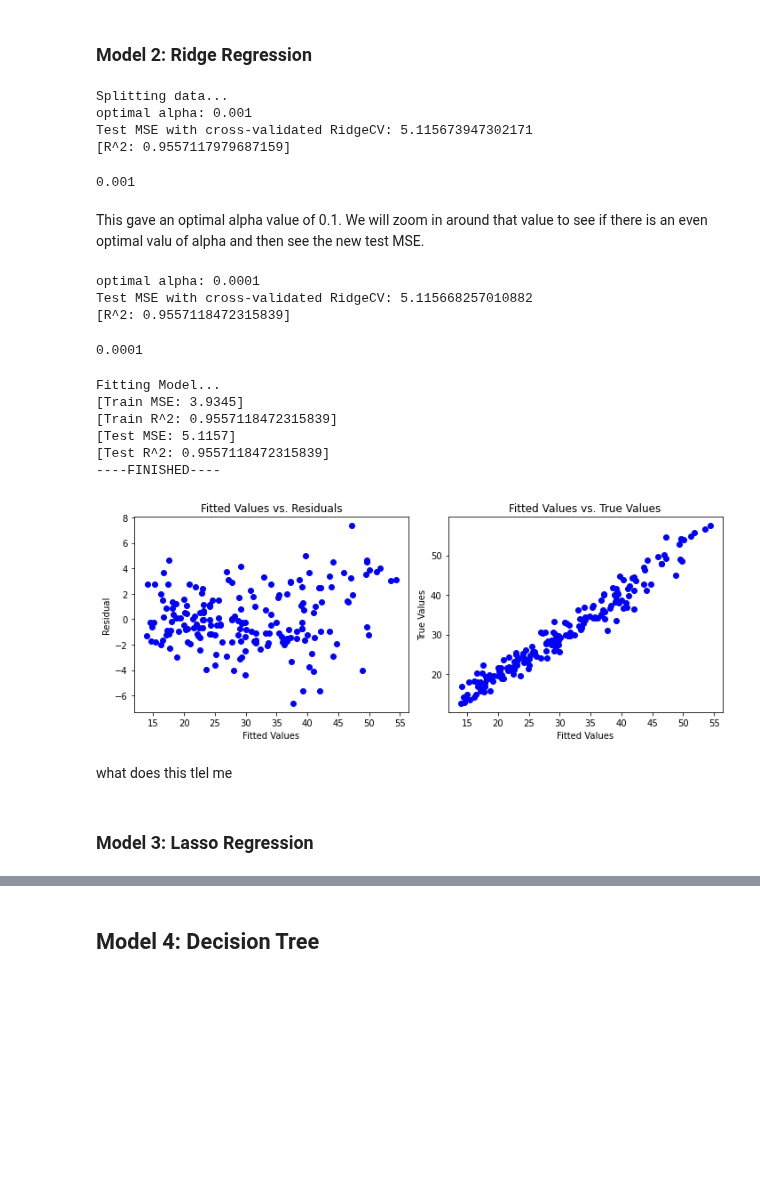
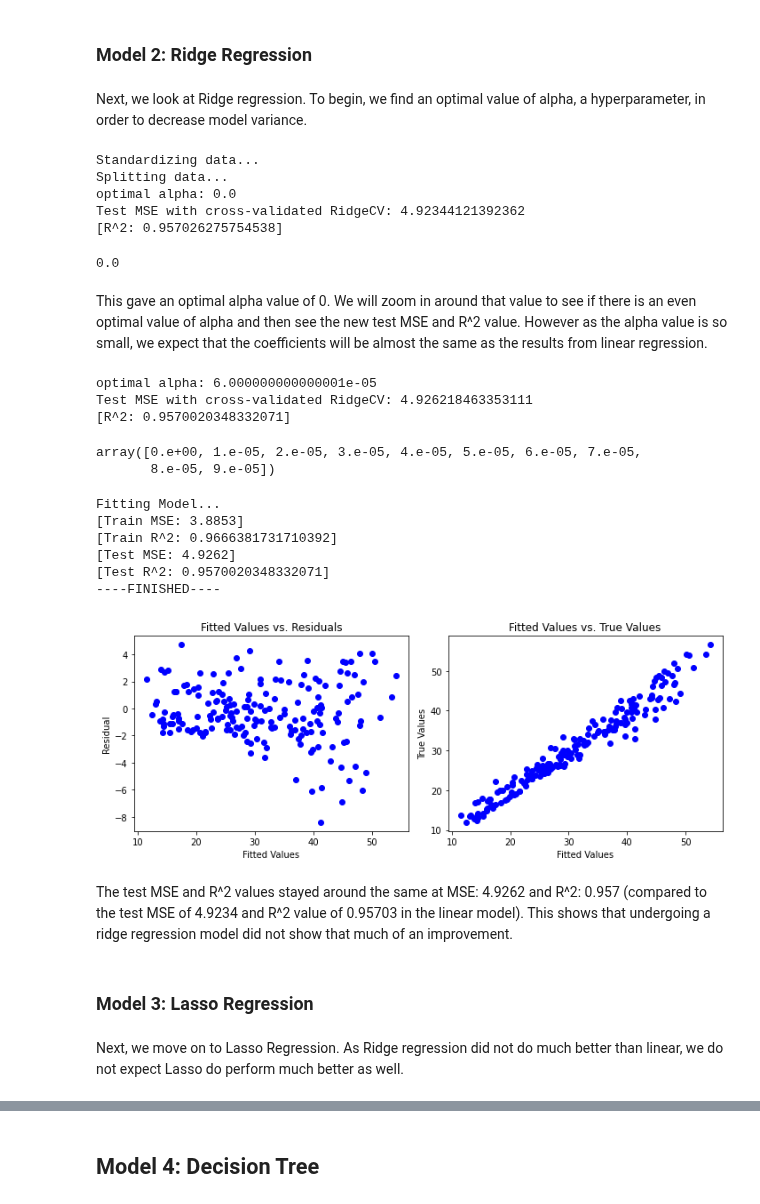
Before and after one commit to vincent-lao/carbon-footprint, a Jupyter notebook: code/model/household-carbon-footprint-models.ipynb, the cells around one changed output, grey strips where cells are left out. Cells and saved outputs as stored; diff of their text form; code cells hidden in the pictures; blank space fills up the shorter version.

Commit message:
finished up modelling on API (still need conclusion)

```diff
--- a/code/model/household-carbon-footprint-models.ipynb
+++ b/code/model/household-carbon-footprint-models.ipynb
@@ -31,7 +27,7 @@ train_size = 0.8
 # %%
 df1 = pd.read_csv('../../data/new-cleaned-household-data.csv')
 df1['airflights'] = df1['input_footprint_transportation_airshort']+df1['input_footprint_transportation_airmedium']+df1['input_footprint_transportation_airlong']
-df = df1[['input_income', 'input_footprint_transportation_num_vehicles', 'input_footprint_transportation_mpg1', 'input_footprint_transportation_miles1', 'input_footprint_transportation_fuel1', 'airflights', 'input_footprint_housing_electricity_dollars', 'input_footprint_housing_squarefeet', 'input_footprint_shopping_goods_clothing', 'result_grand_total']]
+df = df1[['input_income', 'input_footprint_transportation_num_vehicles','input_footprint_transportation_miles1', 'airflights', 'input_footprint_housing_electricity_dollars', 'input_footprint_housing_squarefeet', 'input_footprint_shopping_goods_clothing', 'result_grand_total']]
 
 df.reset_index(drop = False, inplace = True)
 
@@ -41,4 +37,7 @@ test_data = df[df['index'].apply(lambda x: x not in train_data['index'].values)]
 train_data.drop(columns='index', inplace=True)
 test_data.drop(columns='index', inplace=True)
 train_data.shape, test_data.shape
+
+mylist = train_data.columns
+mylist[1:7]
 # %% [output]
@@ -50,3 +50,12 @@ See the caveats in the documentation: https://pandas.pydata.org/pandas-docs/stab
+# %%
+df.reset_index(drop = False, inplace = True)
+
+train_data = df.sample(frac=train_size)
+test_data = df[df['index'].apply(lambda x: x not in train_data['index'].values)]
+
+train_data.drop(columns='index', inplace=True)
+test_data.drop(columns='index', inplace=True)
+train_data.shape, test_data.shape
 # %% [markdown]
 ## Forecasting and Prediction Modeling (25 points)
 
@@ -61,11 +70,9 @@ This section is where the rubber meets the road.  In it you must:
 # %% [markdown]
 We will begin by looking at a simple linear regression model.
 # %%
-
 X_train, X_val, y_train, y_val = gmp.preprocess_data(train_data, 'result_grand_total')
-
 lm = LinearRegression()
-lin_model = gmp.run_model(X_train, X_val, y_train, y_val, lm, diagnostics = True)
+lm = gmp.run_model(X_train, X_val, y_train, y_val, lm, diagnostics = True)
 # %% [output]
 Splitting data...
 Fitting Model...
@@ -80,39 +87,47 @@ This model gave a Test MSE of 1.4711 and R^2 value of 0.9959, so this is a very
 # %% [markdown]
 ### Model 2: Ridge Regression
+# %% [markdown]
+Next, we look at Ridge regression. To begin, we find an optimal value of alpha, a hyperparameter, in order to decrease model variance.
 # %%
-X_train, X_val, y_val, y_val = gmp.preprocess_data(train_data, 'result_grand_total', standardize = True)
+X_train, X_val, y_train, y_val = gmp.preprocess_data(train_data, 'result_grand_total', standardize_cols = mylist[1:7].tolist())
+                                                   #['input_footprint_transportation_num_vehicles', 'input_footprint_transportation_miles1', 'airflights', 'input_footprint_housing_electricity_dollars', 'input_footprint_housing_squarefeet', 'input_footprint_shopping_goods_clothing'])
 
 alphas = [0, 0.001, 0.01, 0.1, 1, 10, 100, 1000]
 gmp.linreg_kfold_cv(RidgeCV, X_train, X_val, y_train, y_val, alphas)
 # %% [output]
+Standardizing data...
 Splitting data...
-optimal alpha: 0.001
-Test MSE with cross-validated RidgeCV: 5.115673947302171
-[R^2: 0.9557117979687159]
+optimal alpha: 0.0
+Test MSE with cross-validated RidgeCV: 4.92344121392362
+[R^2: 0.957026275754538]
-0.001
+0.0
 # %% [markdown]
-This gave an optimal alpha value of 0.1. We will zoom in around that value to see if there is an even optimal valu of alpha and then see the new test MSE.
+This gave an optimal alpha value of 0. We will zoom in around that value to see if there is an even optimal value of alpha and then see the new test MSE and R^2 value. However as the alpha value is so small, we expect that the coefficients will be almost the same as the results from linear regression.
 # %%
-new_alphas = np.arange(0,0.001,0.0001)
+new_alphas = np.arange(0,0.0001,0.00001)
 gmp.linreg_kfold_cv(RidgeCV, X_train, X_val, y_train, y_val, new_alphas)
+new_alphas
 # %% [output]
-optimal alpha: 0.0001
-Test MSE with cross-validated RidgeCV: 5.115668257010882
-[R^2: 0.9557118472315839]
+optimal alpha: 6.000000000000001e-05
+Test MSE with cross-validated RidgeCV: 4.926218463353111
+[R^2: 0.9570020348332071]
-0.0001
+array([0.e+00, 1.e-05, 2.e-05, 3.e-05, 4.e-05, 5.e-05, 6.e-05, 7.e-05,
+       8.e-05, 9.e-05])
 # %%
-ridge_model = Ridge(alpha=0.0001)
+ridge_model = Ridge(alpha=6.e-05)
 ridge_model = gmp.run_model(X_train, X_val, y_train, y_val, ridge_model, diagnostics=True)
 # %% [output]
 Fitting Model...
-[Train MSE: 3.9345]
-[Train R^2: 0.9557118472315839]
-[Test MSE: 5.1157]
-[Test R^2: 0.9557118472315839]
+[Train MSE: 3.8853]
+[Train R^2: 0.9666381731710392]
+[Test MSE: 4.9262]
+[Test R^2: 0.9570020348332071]
 ----FINISHED----
-[figure, old version]
+[figure, new version]
-# %% [markdown]
-what does this tlel me
+# %% [markdown]
+The test MSE and R^2 values stayed around the same at MSE: 4.9262 and R^2: 0.957 (compared to the test MSE of 4.9234 and R^2 value of 0.95703 in the linear model). This shows that undergoing a ridge regression model did not show that much of an improvement.
 # %% [markdown]
 ### Model 3: Lasso Regression
+# %% [markdown]
+Next, we move on to Lasso Regression. As Ridge regression did not do much better than linear, we do not expect Lasso do perform much better as well.
 # %%
```
Also changed, not shown: parts of 21 cells of this notebook, 4 other files.
